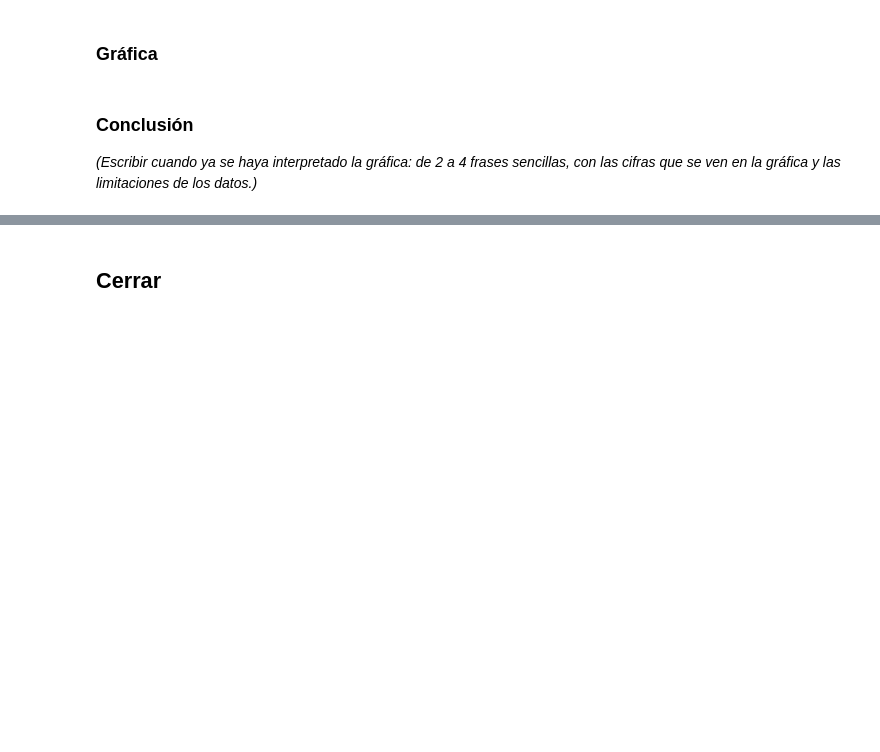
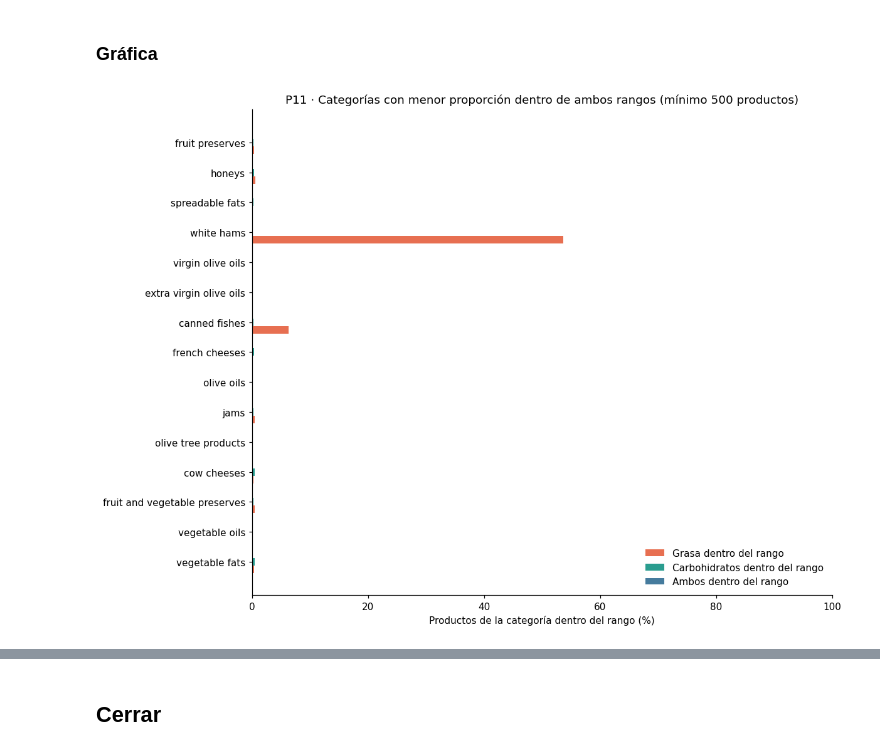
Before and after one commit to albertxestrada/BigData-OpenFoodFacts, a Jupyter notebook: src/client_consulta/consultas.ipynb, the cells around one changed output, grey strips where cells are left out. Drawn from its saved outputs; the diff is of its cells as text; code cells hidden in the pictures; blank space fills up the shorter version.

```diff
--- a/src/client_consulta/consultas.ipynb
+++ b/src/client_consulta/consultas.ipynb
@@ -834,0 +1303,15 @@ _(Escribir cuando ya se haya interpretado la gráfica: de 2 a 4 frases sencillas
+# %%
+p11 = resultado.toPandas()
+p11["categoria_nombre"] = p11.categoria.str.replace(r"^[a-z]{2}:", "", regex=True).str.replace("-", " ")
+
+assert (p11.n_productos >= MIN_PRODUCTOS_P11).all()
+assert p11[["pct_grasa_en_rango", "pct_carbohidratos_en_rango", "pct_ambos_en_rango"]].stack().between(0, 100).all()
+assert (p11.pct_ambos_en_rango <= p11[["pct_grasa_en_rango", "pct_carbohidratos_en_rango"]].min(axis=1)).all()
+
+print(f"Rangos exploratorios: grasa {RANGO_GRASA_P11[0]:.0f}–{RANGO_GRASA_P11[1]:.0f} % y carbohidratos "
+      f"{RANGO_CARBOHIDRATOS_P11[0]:.0f}–{RANGO_CARBOHIDRATOS_P11[1]:.0f} % de la energía calculada.")
+print(f"Se incluyen categorías con al menos {MIN_PRODUCTOS_P11} productos completos y coherentes.")
+p11_tabla = p11.sort_values(["pct_ambos_en_rango", "n_productos"], ascending=[True, False]).head(30)
+p11_tabla[["categoria_nombre", "n_productos", "pct_grasa_en_rango", "pct_carbohidratos_en_rango",
+           "pct_ambos_en_rango", "media_grasa_pct_energia", "media_carbohidratos_pct_energia",
+           "media_proteinas_pct_energia", "desvio_medio_pp"]].round(1)
@@ -842,4 +1340,23 @@ _(Escribir cuando ya se haya interpretado la gráfica: de 2 a 4 frases sencillas
-# %% [markdown]
-### Conclusión
-
-_(Escribir cuando ya se haya interpretado la gráfica: de 2 a 4 frases sencillas, con las cifras que se ven en la gráfica y las limitaciones de los datos.)_
+# %%
+p11_grafica = (p11.sort_values(["pct_ambos_en_rango", "n_productos"], ascending=[True, False])
+              .head(15).sort_values("pct_ambos_en_rango"))
+y = range(len(p11_grafica))
+altura = 0.25
+fig, ax = plt.subplots(figsize=(11, 8))
+ax.barh([i - altura for i in y], p11_grafica.pct_grasa_en_rango, height=altura,
+        label="Grasa dentro del rango", color="#e76f51")
+ax.barh(list(y), p11_grafica.pct_carbohidratos_en_rango, height=altura,
+        label="Carbohidratos dentro del rango", color="#2a9d8f")
+ax.barh([i + altura for i in y], p11_grafica.pct_ambos_en_rango, height=altura,
+        label="Ambos dentro del rango", color="#457b9d")
+ax.set_yticks(list(y), p11_grafica.categoria_nombre.str.slice(0, 42))
+ax.set_xlim(0, 100)
+ax.set_xlabel("Productos de la categoría dentro del rango (%)")
+ax.set_ylabel("")
+ax.set_title(f"P11 · Categorías con menor proporción dentro de ambos rangos (mínimo {MIN_PRODUCTOS_P11} productos)")
+ax.legend(frameon=False, loc="lower right")
+plt.tight_layout()
+plt.savefig("figuras/p11_macronutrientes.png")
+plt.show()
+# %% [output]
+[figure, added]
```
Also changed, not shown: parts of 48 cells of this notebook.
